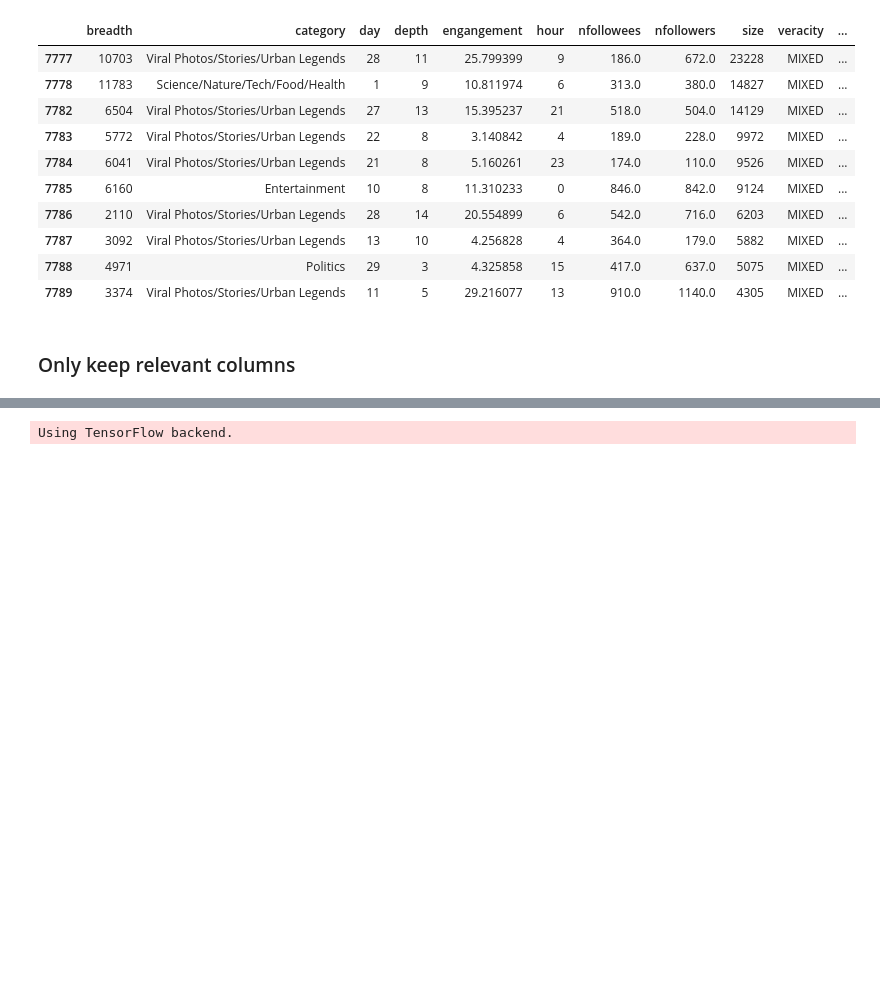
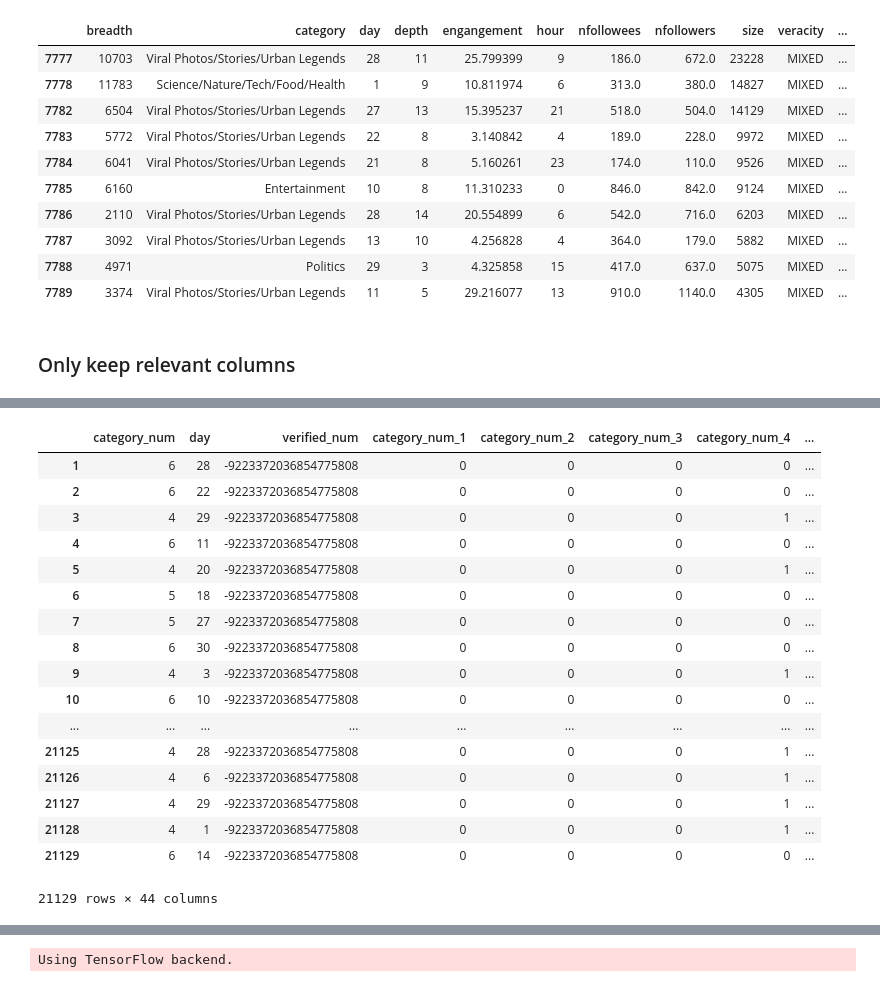
Before and after one commit to gittinic/mlp_final_proj_fake_news, a Jupyter notebook: TensorFlow_Setup.ipynb, the cells around one changed output, grey strips where cells are left out. Drawn from its saved outputs; the diff is of its cells as text; code cells hidden in the pictures; blank space fills up the shorter version.

```diff
--- a/TensorFlow_Setup.ipynb
+++ b/TensorFlow_Setup.ipynb
@@ -217,0 +217,47 @@ Y_test.head(10)
+# %%
+def change_format2(X_train_cat):
+    X_train_cat.index = np.arange(1, len(X_train_cat) + 1)
+    for a in range(7):
+        X_train_cat["category_num_%d"% (a+1)] = 0
+    for b in range(31):
+        X_train_cat["day_%d"% (b+1)] = 0
+    for c in range(3):
+        X_train_cat["verified_%d"% (c+1)] = 0
+
+    for i in range(len(X_train_cat)):
+        for j in range(8):
+            if X_train_cat.iloc[i,0] == j:
+                X_train_cat["category_num_%d"% (j)][i+1] = 1
+                break
+        for k in range(32):
+            if X_train_cat.iloc[i,1] == k:
+                X_train_cat["day_%d"% (k)][i+1] = 1
+                break
+        for l in range(4):
+            if X_train_cat.iloc[i,2] == l:
+                X_train_cat["verified_%d"% (l)][i+1] = 1
+                break
+    return X_train_cat
+# %%
+X_train_cat2 = change_format2(X_train_cat)
+X_test_cat2 = change_format2(X_test_cat)
+X_test_cat2
+# %% [output]
+|  | category_num | day | verified_num | category_num_1 | category_num_2 | category_num_3 | category_num_4 | ... |
+| 1 | 6 | 28 | -9223372036854775808 | 0 | 0 | 0 | 0 | ... |
+| 2 | 6 | 22 | -9223372036854775808 | 0 | 0 | 0 | 0 | ... |
+| 3 | 4 | 29 | -9223372036854775808 | 0 | 0 | 0 | 1 | ... |
+| 4 | 6 | 11 | -9223372036854775808 | 0 | 0 | 0 | 0 | ... |
+| 5 | 4 | 20 | -9223372036854775808 | 0 | 0 | 0 | 1 | ... |
+| 6 | 5 | 18 | -9223372036854775808 | 0 | 0 | 0 | 0 | ... |
+| 7 | 5 | 27 | -9223372036854775808 | 0 | 0 | 0 | 0 | ... |
+| 8 | 6 | 30 | -9223372036854775808 | 0 | 0 | 0 | 0 | ... |
+| 9 | 4 | 3 | -9223372036854775808 | 0 | 0 | 0 | 1 | ... |
+| 10 | 6 | 10 | -9223372036854775808 | 0 | 0 | 0 | 0 | ... |
+| ... | ... | ... | ... | ... | ... | ... | ... | ... |
+| 21125 | 4 | 28 | -9223372036854775808 | 0 | 0 | 0 | 1 | ... |
+| 21126 | 4 | 6 | -9223372036854775808 | 0 | 0 | 0 | 1 | ... |
+| 21127 | 4 | 29 | -9223372036854775808 | 0 | 0 | 0 | 1 | ... |
+| 21128 | 4 | 1 | -9223372036854775808 | 0 | 0 | 0 | 1 | ... |
+| 21129 | 6 | 14 | -9223372036854775808 | 0 | 0 | 0 | 0 | ... |
+21129 rows × 44 columns
```
Also changed, not shown: parts of 26 cells of this notebook.
